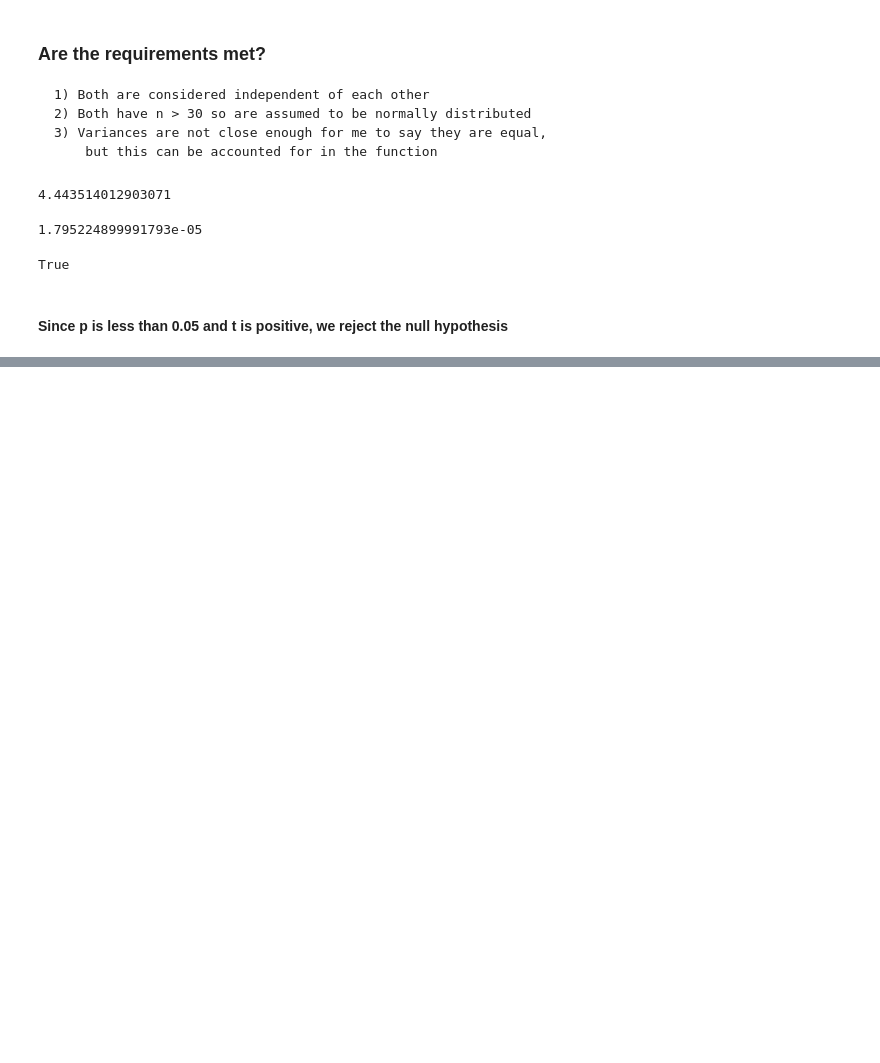
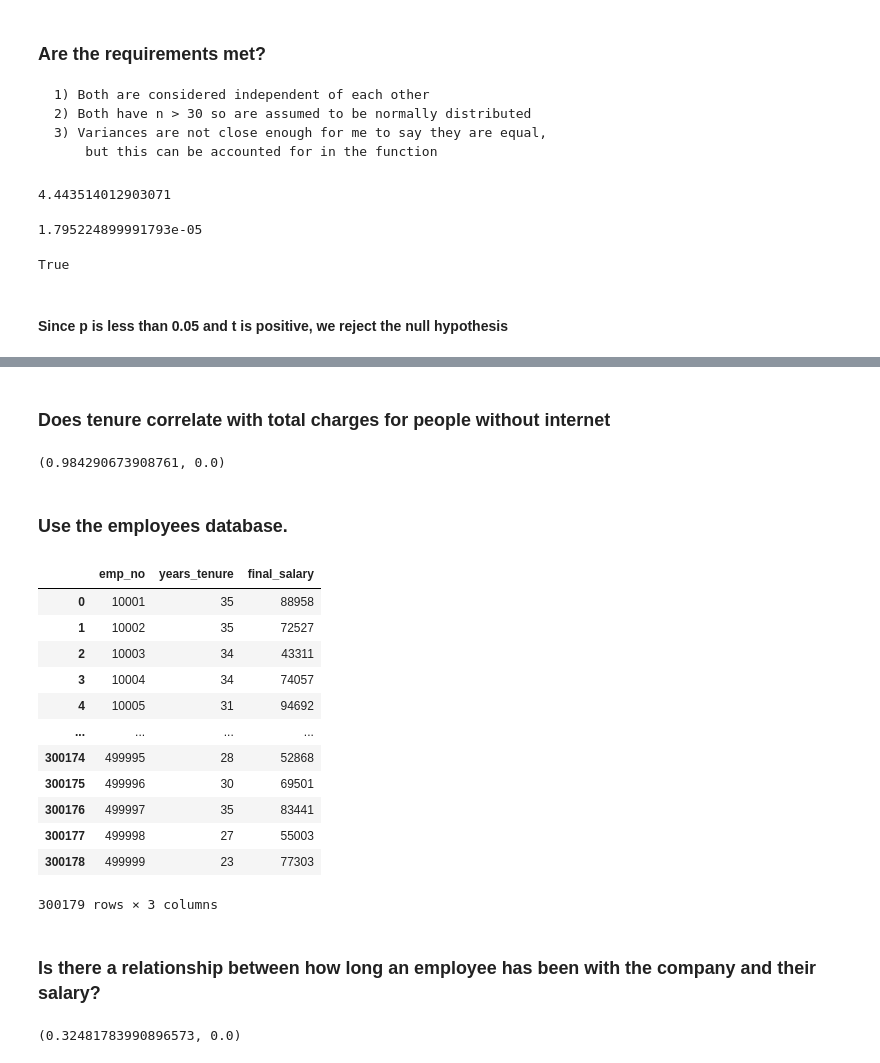
Before and after one commit to johnathon-smith/statistics-exercises, a Jupyter notebook: hypothesis_testing.ipynb, the cells around one changed output, grey strips where cells are left out. Drawn from its saved outputs; the diff is of its cells as text; code cells hidden in the pictures; blank space fills up the shorter version.

```diff
--- a/hypothesis_testing.ipynb
+++ b/hypothesis_testing.ipynb
@@ -323,0 +468,2 @@ True
+# %% [markdown]
+### Does tenure correlate with total charges for people without internet
@@ -323,0 +472,37 @@ True
+# %%
+r, p = stats.pearsonr(x,y)
+r, p
+# %% [output]
+(0.984290673908761, 0.0)
+# %% [markdown]
+### Use the employees database.
+# %%
+from env import user, password, host
+
+employees_url = f'mysql+pymysql://{user}:{password}@{host}/employees'
+
+employees_query = """
+SELECT employees.emp_no, IF(dept_emp_latest_date.to_date >= CURDATE(), TIMESTAMPDIFF(year, hire_date, CURDATE()), TIMESTAMPDIFF(year, hire_date, dept_emp_latest_date.to_date)) AS years_tenure, salary AS final_salary
+FROM employees JOIN dept_emp_latest_date ON dept_emp_latest_date.emp_no = employees.emp_no
+JOIN salaries ON salaries.emp_no = employees.emp_no
+WHERE salaries.to_date = dept_emp_latest_date.to_date
+"""
+# %%
+employees = pd.read_sql(employees_query, employees_url)
+employees
+# %% [output]
+|  | emp_no | years_tenure | final_salary |
+| 0 | 10001 | 35 | 88958 |
+| 1 | 10002 | 35 | 72527 |
+| 2 | 10003 | 34 | 43311 |
+| 3 | 10004 | 34 | 74057 |
+| 4 | 10005 | 31 | 94692 |
+| ... | ... | ... | ... |
+| 300174 | 499995 | 28 | 52868 |
+| 300175 | 499996 | 30 | 69501 |
+| 300176 | 499997 | 35 | 83441 |
+| 300177 | 499998 | 27 | 55003 |
+| 300178 | 499999 | 23 | 77303 |
+300179 rows × 3 columns
+# %% [markdown]
+### Is there a relationship between how long an employee has been with the company and their salary?
@@ -323,0 +512,5 @@ True
+# %%
+r, p = stats.pearsonr(x, y)
+r, p
+# %% [output]
+(0.32481783990896573, 0.0)
```
Also changed, not shown: parts of 56 cells of this notebook.
